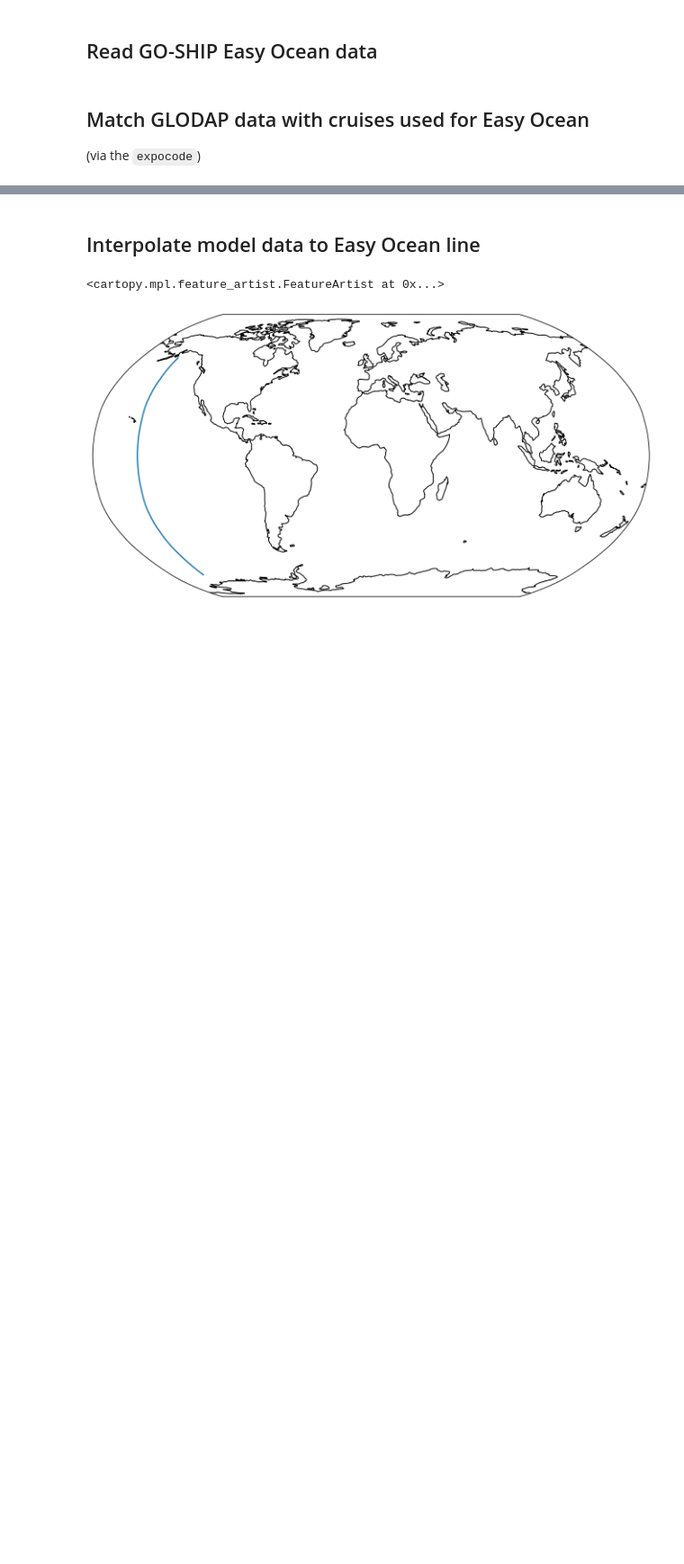
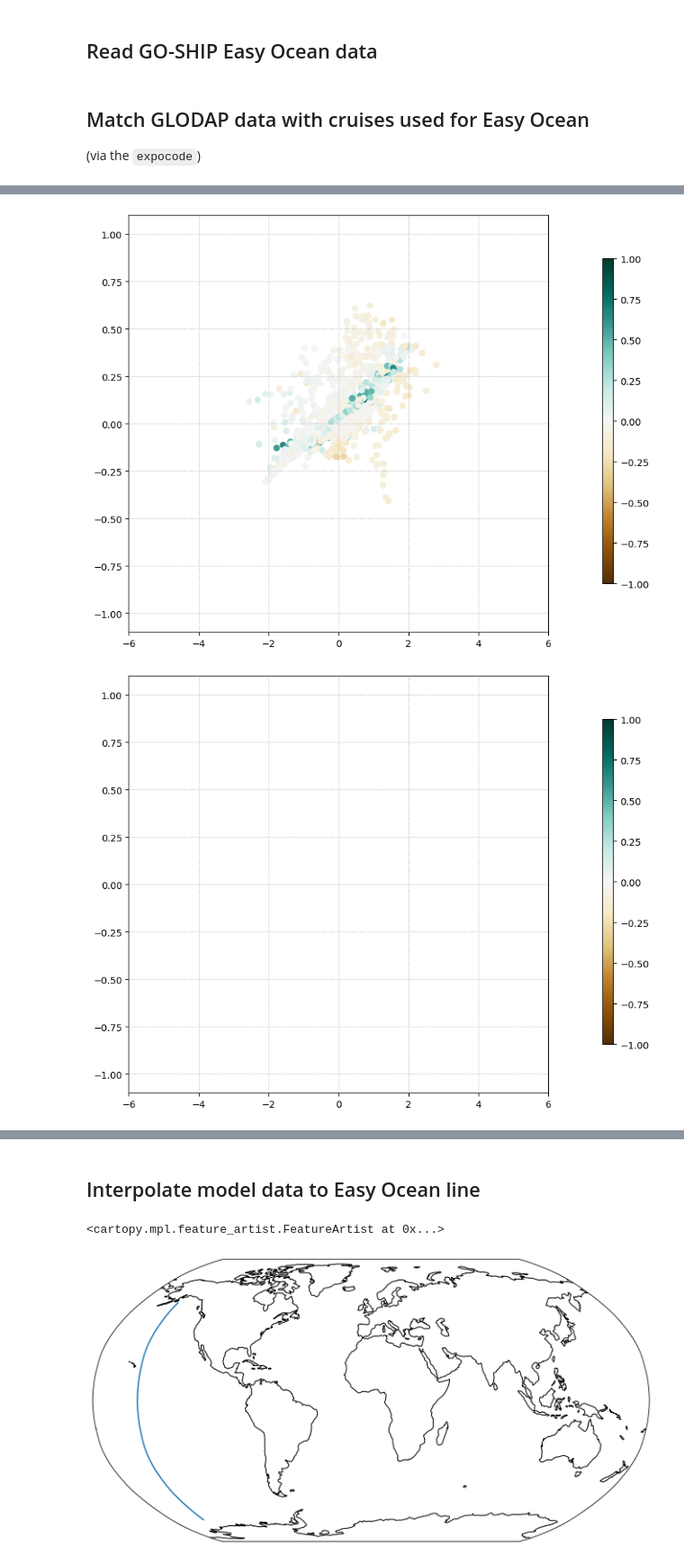
Before and after one commit to gmacgilchrist/om4labs, a Jupyter notebook: notebooks/dev_glodap.ipynb, the cells around one changed output, grey strips where cells are left out. Shown at 90% size. Cells and saved outputs as stored; diff of their text form; code cells hidden in the pictures; blank space fills up the shorter version.

```diff
--- a/notebooks/dev_glodap.ipynb
+++ b/notebooks/dev_glodap.ipynb
@@ -82,0 +275,14 @@ dfo = df[cond]
+# %%
+variable = 'cfc12'
+for cruise,section in sections.items():
+    bias = sections_dsmo[cruise]-section
+    fig,ax = plt.subplots(figsize=(8,8))
+    ax.grid(linestyle=':')
+    im = ax.scatter(bias['theta'],bias['salinity'],c=bias[variable],cmap='BrBG',vmin=-1,vmax=1)
+    ax.set_xlim([-6,6])
+    ax.set_ylim([-1.1,1.1])
+    cax = fig.add_axes([1, 0.2, 0.02, 0.6])
+    fig.colorbar(im, cax, orientation = 'vertical')
+# %% [output]
+[figure, added]
+[figure, added]
```
Also changed, not shown: parts of 30 cells of this notebook, 1 other file.
